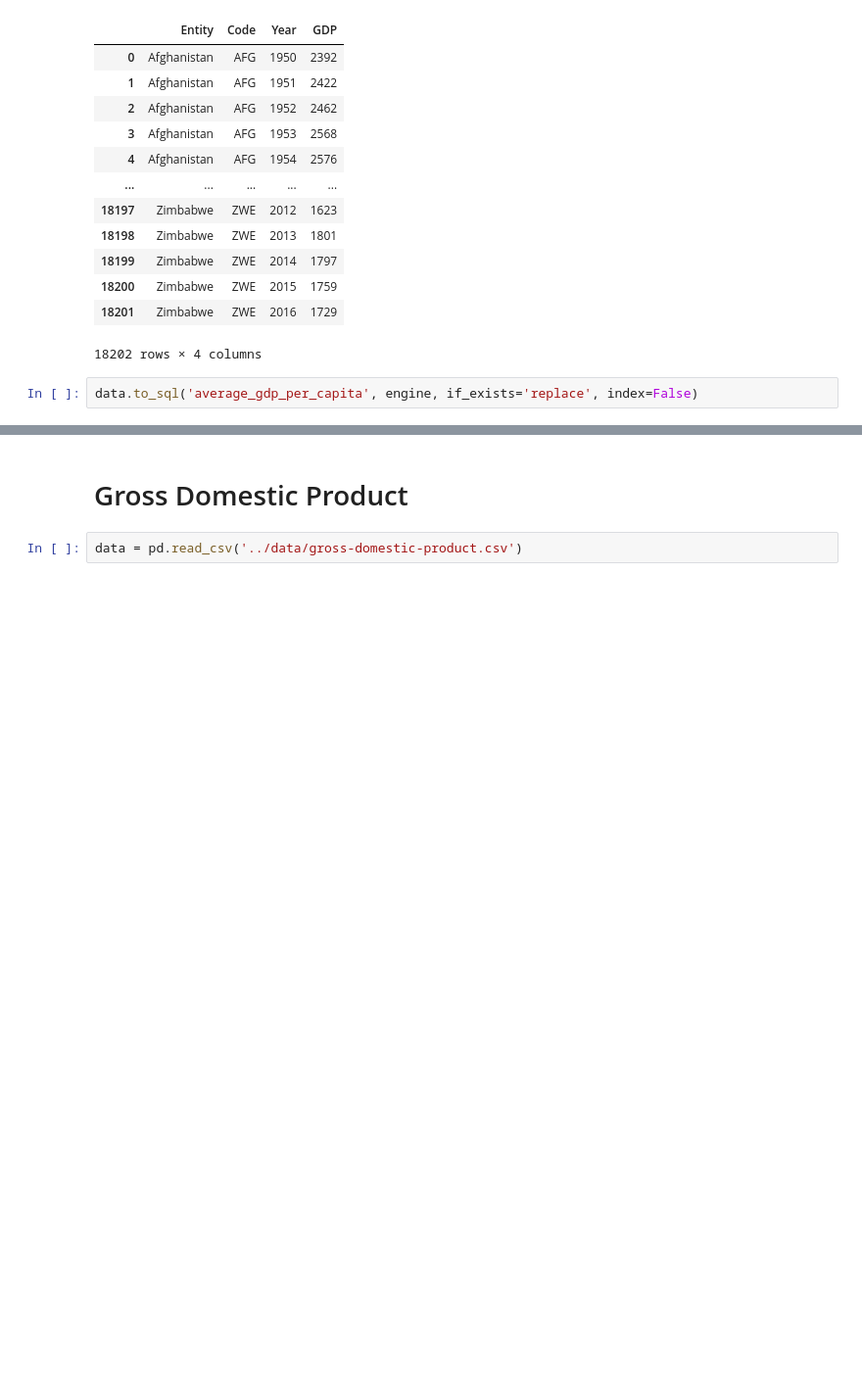
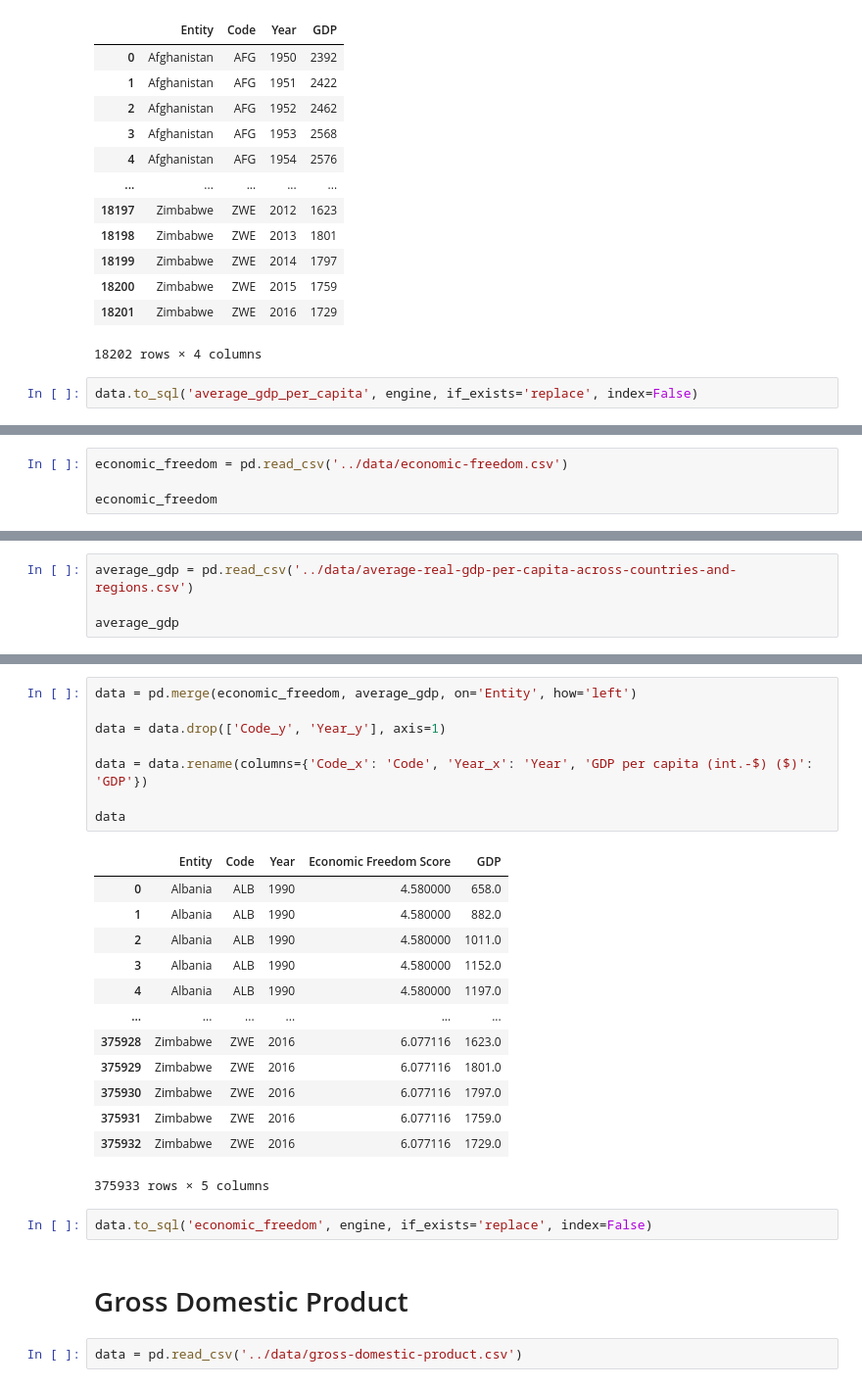
Before and after one commit to leonvanderlee/why_are_countries_wealthy, a Jupyter notebook: code/cleaning.ipynb, the cells around one changed output, grey strips where cells are left out. Shown at 98% size. Cells and saved outputs as stored; diff of their text form; blank space fills up the shorter version.

```diff
--- a/code/cleaning.ipynb
+++ b/code/cleaning.ipynb
@@ -35,0 +100,4 @@ data.to_sql('average_gdp_per_capita', engine, if_exists='replace', index=False)
+# %%
+economic_freedom = pd.read_csv('../data/economic-freedom.csv')
+
+economic_freedom
@@ -35,0 +118,4 @@ data.to_sql('average_gdp_per_capita', engine, if_exists='replace', index=False)
+# %%
+average_gdp = pd.read_csv('../data/average-real-gdp-per-capita-across-countries-and-regions.csv')
+
+average_gdp
@@ -36,3 +136,27 @@ data.to_sql('average_gdp_per_capita', engine, if_exists='replace', index=False)
+# %%
+data = pd.merge(economic_freedom, average_gdp, on='Entity', how='left')
+
+data = data.drop(['Code_y', 'Year_y'], axis=1)
+
+data = data.rename(columns={'Code_x': 'Code', 'Year_x': 'Year', 'GDP per capita (int.-$) ($)': 'GDP'})
+
+data
+# %% [output]
+|  | Entity | Code | Year | Economic Freedom Score | GDP |
+| 0 | Albania | ALB | 1990 | 4.580000 | 658.0 |
+| 1 | Albania | ALB | 1990 | 4.580000 | 882.0 |
+| 2 | Albania | ALB | 1990 | 4.580000 | 1011.0 |
+| 3 | Albania | ALB | 1990 | 4.580000 | 1152.0 |
+| 4 | Albania | ALB | 1990 | 4.580000 | 1197.0 |
+| ... | ... | ... | ... | ... | ... |
+| 375928 | Zimbabwe | ZWE | 2016 | 6.077116 | 1623.0 |
+| 375929 | Zimbabwe | ZWE | 2016 | 6.077116 | 1801.0 |
+| 375930 | Zimbabwe | ZWE | 2016 | 6.077116 | 1797.0 |
+| 375931 | Zimbabwe | ZWE | 2016 | 6.077116 | 1759.0 |
+| 375932 | Zimbabwe | ZWE | 2016 | 6.077116 | 1729.0 |
+375933 rows × 5 columns
+# %%
+data.to_sql('economic_freedom', engine, if_exists='replace', index=False)
 # %% [markdown]
 # Gross Domestic Product
 # %%
```
Also changed, not shown: parts of 8 cells of this notebook, 24 other files.
